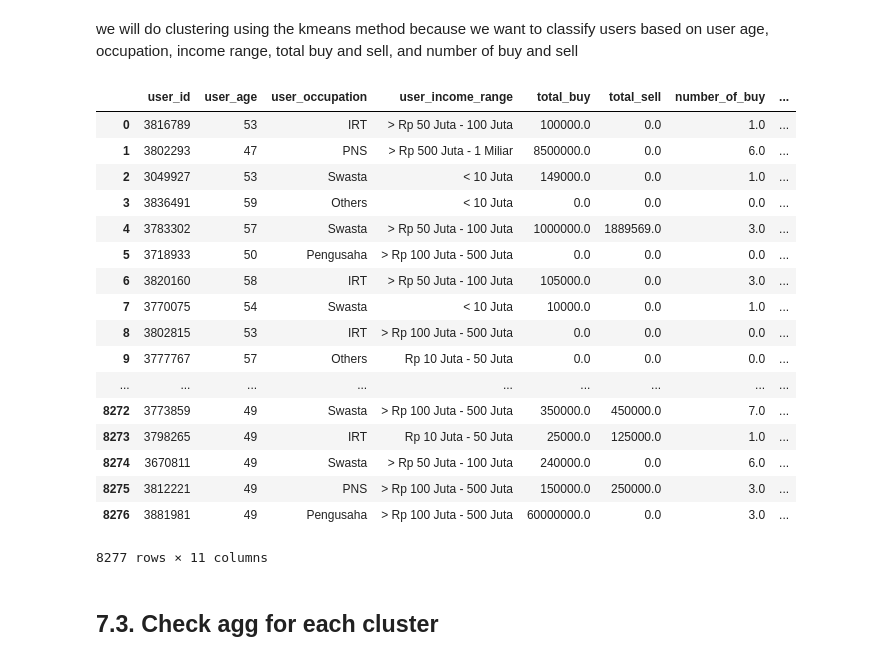
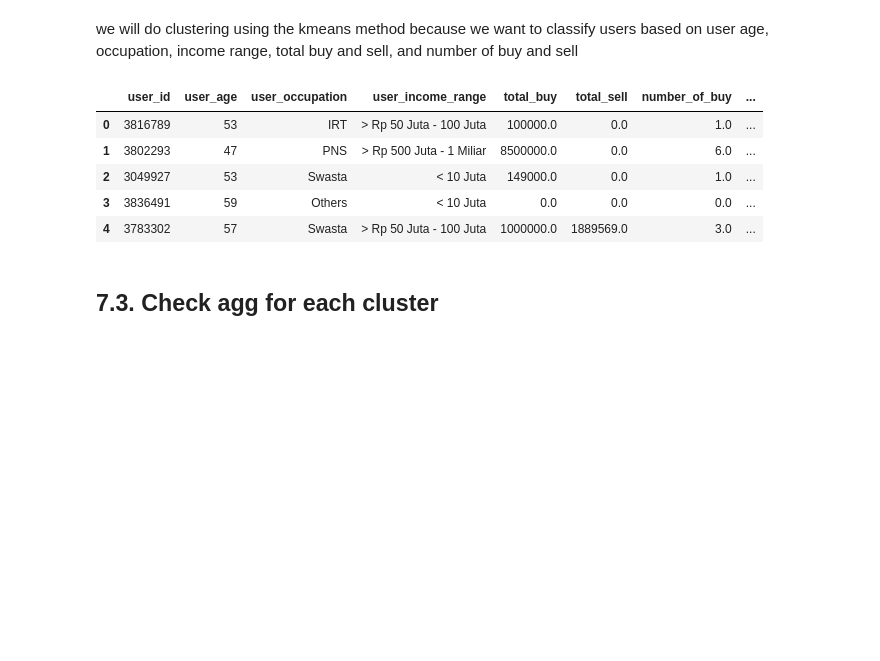
Before and after one commit to arhazza/Clustering-MutualFundUsers, a Jupyter notebook: [W6W7W8_AUG22]_Syifa_Azzahra.ipynb, the cells around one changed output. Drawn from its saved outputs; the diff is of its cells as text; code cells hidden in the pictures; blank space fills up the shorter version.

```diff
--- a/[W6W7W8_AUG22]_Syifa_Azzahra.ipynb
+++ b/[W6W7W8_AUG22]_Syifa_Azzahra.ipynb
@@ -2135,28 +1826,16 @@ we will do clustering using the kmeans method because we want to classify users
 # %%
 cluster_model = cluster.KMeans(n_clusters=3)
 cluster_model.fit(ca_df)
 cluster_label = cluster_model.labels_
 final_cluster_df['cluster'] = cluster_label
-final_cluster_df
+final_cluster_df.head()
 # %% [output]
 |  | user_id | user_age | user_occupation | user_income_range | total_buy | total_sell | number_of_buy | ... |
 | 0 | 3816789 | 53 | IRT | > Rp 50 Juta - 100 Juta | 100000.0 | 0.0 | 1.0 | ... |
 | 1 | 3802293 | 47 | PNS | > Rp 500 Juta - 1 Miliar | 8500000.0 | 0.0 | 6.0 | ... |
 | 2 | 3049927 | 53 | Swasta | < 10 Juta | 149000.0 | 0.0 | 1.0 | ... |
 | 3 | 3836491 | 59 | Others | < 10 Juta | 0.0 | 0.0 | 0.0 | ... |
 | 4 | 3783302 | 57 | Swasta | > Rp 50 Juta - 100 Juta | 1000000.0 | 1889569.0 | 3.0 | ... |
-| 5 | 3718933 | 50 | Pengusaha | > Rp 100 Juta - 500 Juta | 0.0 | 0.0 | 0.0 | ... |
-| 6 | 3820160 | 58 | IRT | > Rp 50 Juta - 100 Juta | 105000.0 | 0.0 | 3.0 | ... |
-| 7 | 3770075 | 54 | Swasta | < 10 Juta | 10000.0 | 0.0 | 1.0 | ... |
-| 8 | 3802815 | 53 | IRT | > Rp 100 Juta - 500 Juta | 0.0 | 0.0 | 0.0 | ... |
-| 9 | 3777767 | 57 | Others | Rp 10 Juta - 50 Juta | 0.0 | 0.0 | 0.0 | ... |
-| ... | ... | ... | ... | ... | ... | ... | ... | ... |
-| 8272 | 3773859 | 49 | Swasta | > Rp 100 Juta - 500 Juta | 350000.0 | 450000.0 | 7.0 | ... |
-| 8273 | 3798265 | 49 | IRT | Rp 10 Juta - 50 Juta | 25000.0 | 125000.0 | 1.0 | ... |
-| 8274 | 3670811 | 49 | Swasta | > Rp 50 Juta - 100 Juta | 240000.0 | 0.0 | 6.0 | ... |
-| 8275 | 3812221 | 49 | PNS | > Rp 100 Juta - 500 Juta | 150000.0 | 250000.0 | 3.0 | ... |
-| 8276 | 3881981 | 49 | Pengusaha | > Rp 100 Juta - 500 Juta | 60000000.0 | 0.0 | 3.0 | ... |
-8277 rows × 11 columns
 # %% [markdown]
 ## 7.3. Check agg for each cluster
 # %%
```
Also changed, not shown: parts of 51 cells of this notebook.
